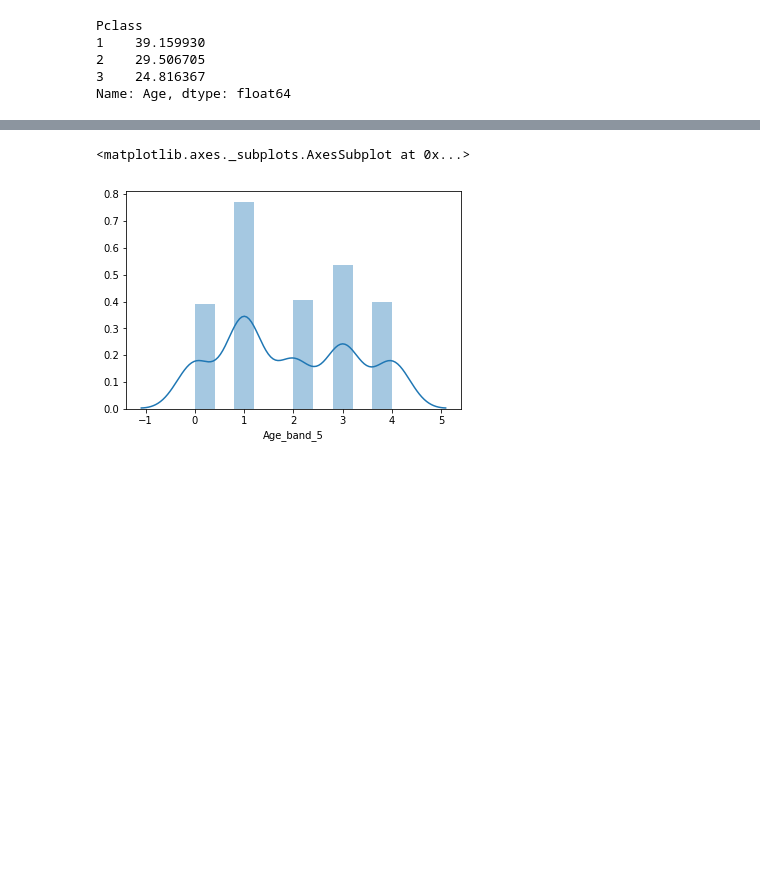
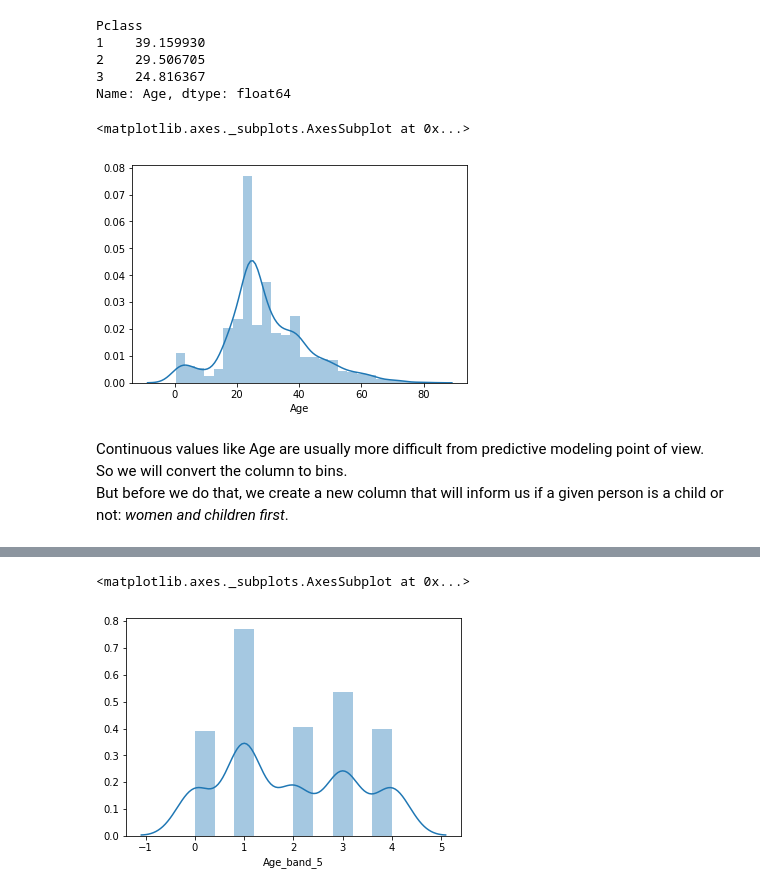
Before and after one commit to sebastienlange/kaggle-titanic, a Jupyter notebook: Titanic.ipynb, the cells around one changed output, grey strips where cells are left out. Saved outputs shown, nothing was run; the diff lists cells and outputs as text; code cells hidden in the pictures; blank space fills up the shorter version.

```diff
--- a/Titanic.ipynb
+++ b/Titanic.ipynb
@@ -107,3 +135,12 @@ def compute_age(row):
 # %%
 for df in combined:
     df["Age"] = df.apply(compute_age, axis=1)
+# %%
+sns.distplot(train_df['Age'])
+# %% [output]
+<matplotlib.axes._subplots.AxesSubplot at 0x...>
+[figure, added]
+# %% [markdown]
+Continuous values like Age are usually more difficult from predictive modeling point of view.
+So we will convert the column to bins.
+But before we do that, we create a new column that will inform us if a given person is a child or not: _women and children first_.
```
Also changed, not shown: parts of 62 cells of this notebook.
